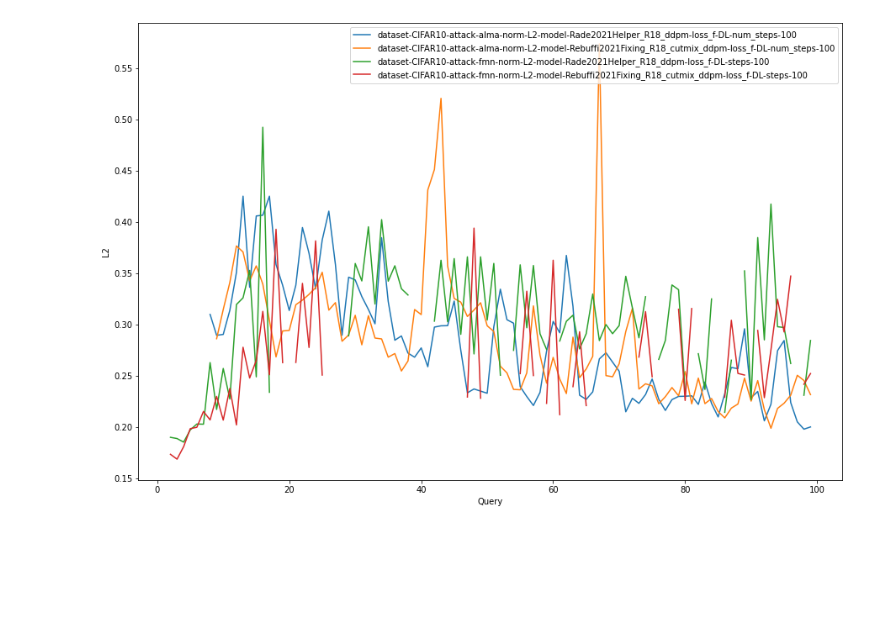
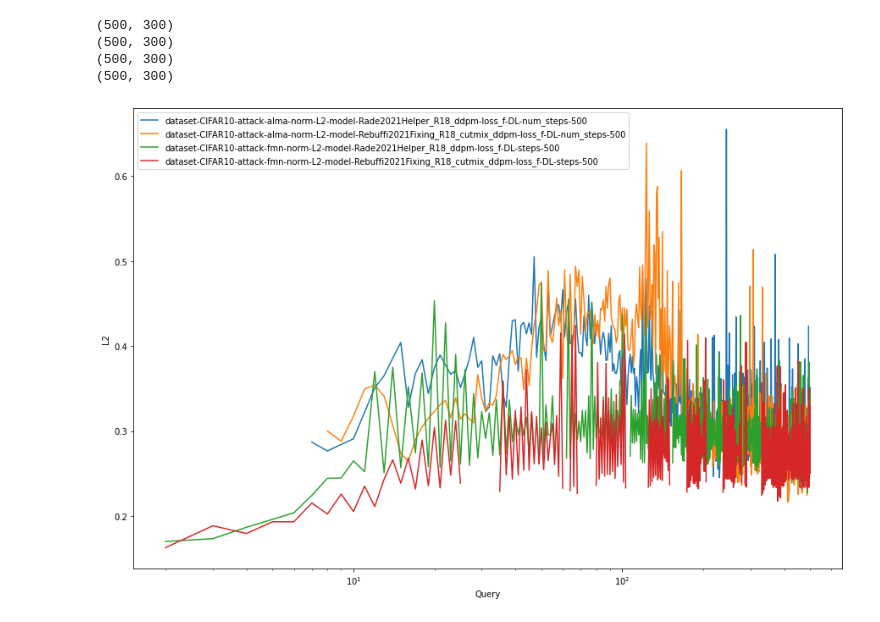
Before and after one commit to michal-stary/adversarial-ml-comparison, a Jupyter notebook: src/Comparison.ipynb, the cells around one changed output. Cells and saved outputs as stored; diff of their text form; code cells hidden in the pictures; blank space fills up the shorter version.

Commit message:
update tracker and graphs

```diff
--- a/src/Comparison.ipynb
+++ b/src/Comparison.ipynb
@@ -88,12 +85,17 @@ Done: 6/6
 # %%
 import matplotlib.pyplot as plt
 plt.figure(figsize=(15,10))
 for key in sweeper.logger.dict.keys():
     if "norm-L2" in key:
         sweeper.logger.plot_QD(key)
 plt.legend([*sweeper.logger.dict.keys()])#, bbox_to_anchor =(0.65, 1.25))
 plt.ylabel("L2")
 plt.xlabel("Query")
+plt.xscale('log')
 None
 # %% [output]
+(500, 300)
+(500, 300)
+(500, 300)
+(500, 300)
-[figure, old version]
+[figure, new version]
```
Also changed, not shown: parts of 6 cells of this notebook, 4 other files.
